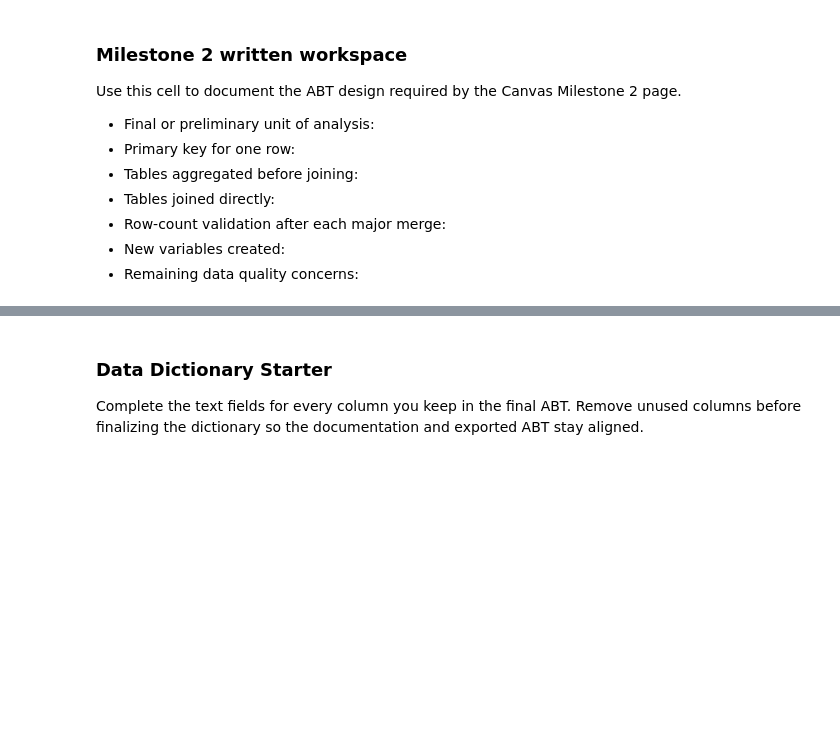
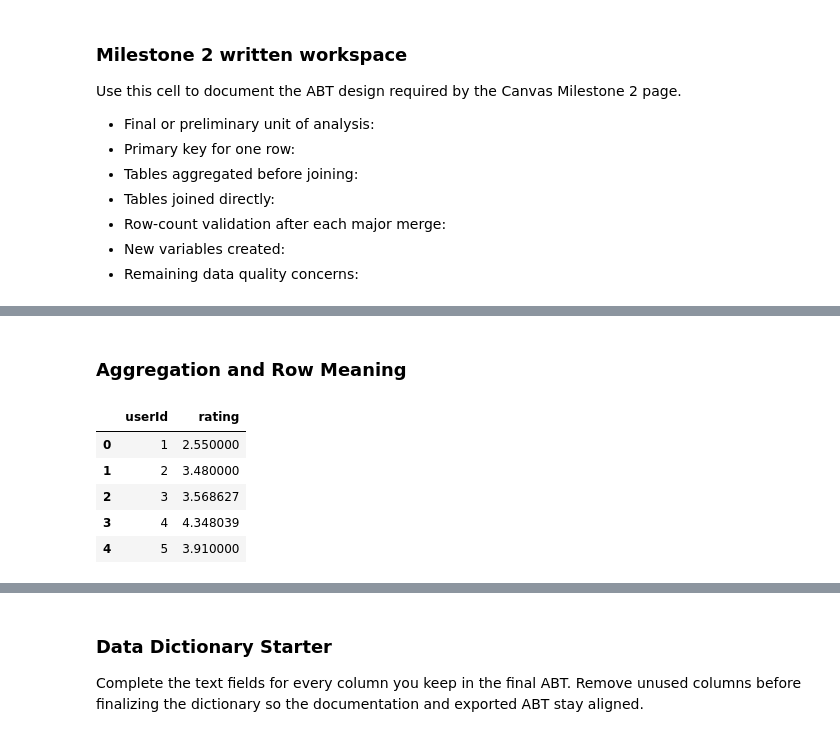
Before and after one commit to rubenruiz-gif/banban6003-project-option-1-movies-rubenruiz, a Jupyter notebook: notebooks/movies_project_starter.ipynb, the cells around one changed output, grey strips where cells are left out. Saved outputs shown, nothing was run; the diff lists cells and outputs as text; code cells hidden in the pictures; blank space fills up the shorter version.

```diff
--- a/notebooks/movies_project_starter.ipynb
+++ b/notebooks/movies_project_starter.ipynb
@@ -646,0 +694,15 @@ sql_abt_check
+# %% [markdown]
+### Aggregation and Row Meaning
+# %%
+user_rating_mean = ratings.groupby("userId").agg({
+    "rating": "mean"
+}).reset_index()
+
+user_rating_mean.head()
+# %% [output]
+|  | userId | rating |
+| 0 | 1 | 2.550000 |
+| 1 | 2 | 3.480000 |
+| 2 | 3 | 3.568627 |
+| 3 | 4 | 4.348039 |
+| 4 | 5 | 3.910000 |
```
Also changed, not shown: parts of 38 cells of this notebook, 1 other file.
